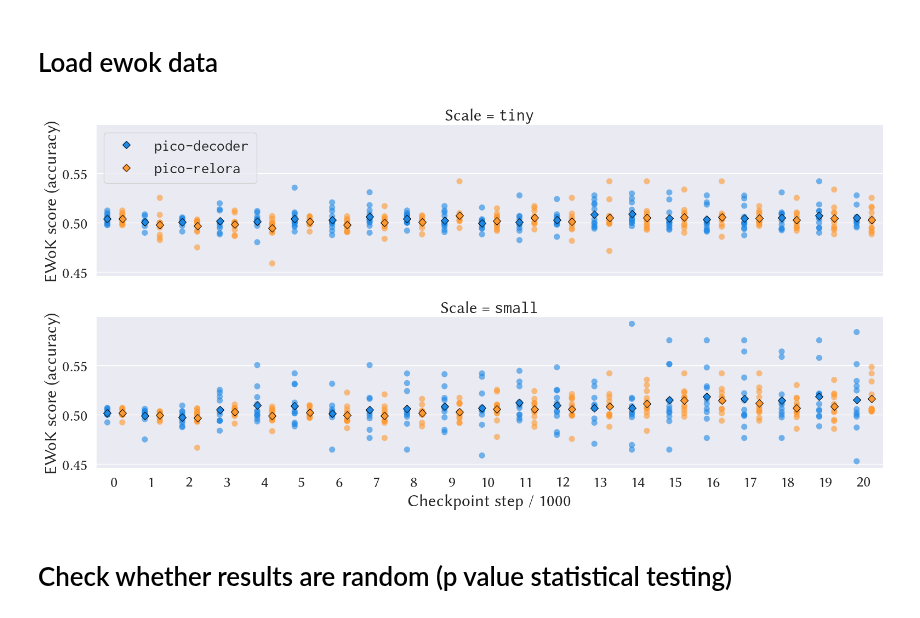
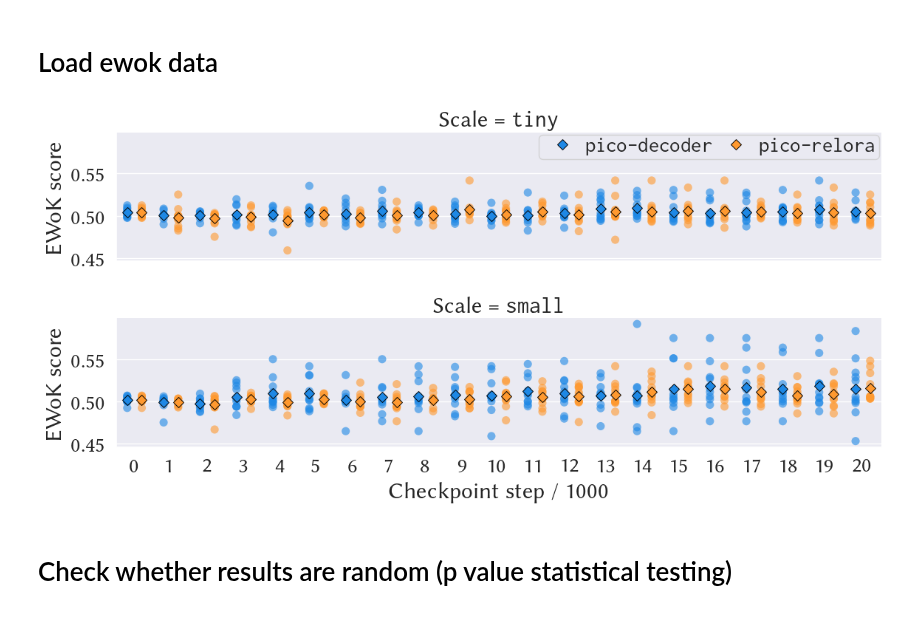
Before and after one commit to Yu-val-weiss/relora-pico, a Jupyter notebook: notebooks/ewok-plots-strip.ipynb, the cells around one changed output. Saved outputs shown, nothing was run; the diff lists cells and outputs as text; code cells hidden in the pictures.

Commit message:
update some plots

```diff
--- a/notebooks/ewok-plots-strip.ipynb
+++ b/notebooks/ewok-plots-strip.ipynb
@@ -72,7 +70,7 @@ sns.set_theme(
     rc={"xtick.bottom": False, "axes.grid": "True", "axes.grid.which": "both", "text.usetex": True},
 )
 
-g = sns.FacetGrid(data=data, row="Scale", height=4, aspect=4, sharey=True)
+g = sns.FacetGrid(data=data, row="Scale", height=3, aspect=4, sharey=True)
 
 g.map_dataframe(
     sns.stripplot,
@@ -86,36 +84,44 @@ g.map_dataframe(
     palette=palette,
     legend=False,
     zorder=1,
 )
 
 # Add the pointplot with hue and dodge (for means)
 g.map_dataframe(
     sns.pointplot,
     x="Step",
     y="Acc",
     hue="Model",
     dodge=dodge,
     markers="D",
     markersize=size - 1,
     markeredgecolor="black",
     markeredgewidth=0.7,
     err_kws={"linewidth": 0},
     linestyles="none",
     palette=palette,
     zorder=6,
 )
 
 g.set_titles(row_template=r"Scale = \texttt{{{row_name}}}")
-g.set_axis_labels("Checkpoint step / 1000", "EWoK score (accuracy)")
+g.set_axis_labels("Checkpoint step / 1000", "EWoK score")
 
 for ax_idx, ax in enumerate(g.axes.flat):
     if ax_idx == 0:
-        ax.legend(bbox_to_anchor=(0, 1), loc="upper left")
+        ax.legend(
+            bbox_to_anchor=(1, 1),
+            loc="upper right",
+            ncols=2,
+            borderaxespad=0.1,
+            columnspacing=0,
+            borderpad=0.1,
+            handletextpad=0.1,
+        )
 
 plt.savefig("../graphs/ewok_strip.pdf", bbox_inches="tight")
 plt.show()
 # %% [output]
-[figure, old version]
+[figure, new version]
 # %% [markdown]
 # Check whether results are random (p value statistical testing)
 # %%
```
Also changed, not shown: parts of 1 cell of this notebook, 11 other files.
